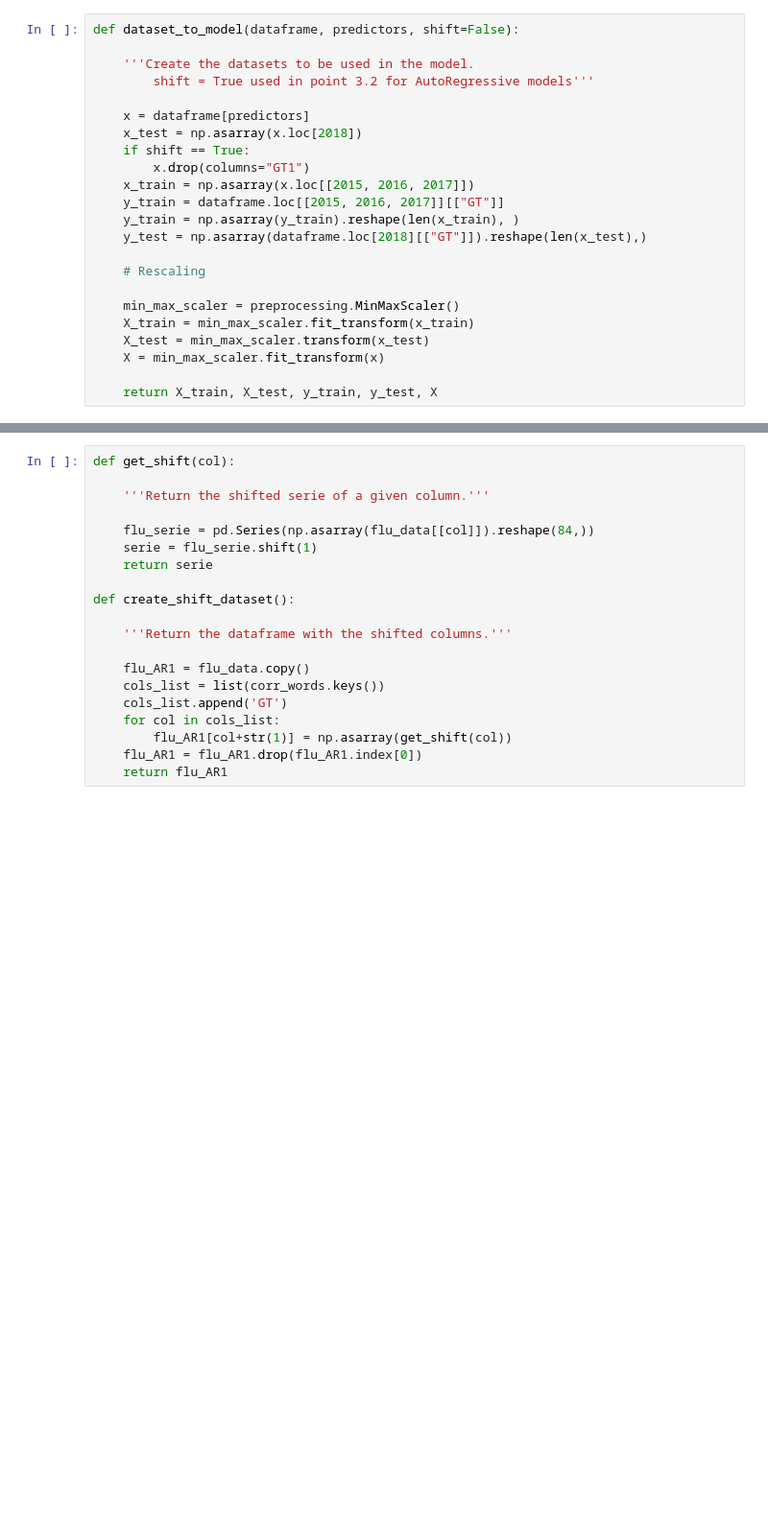
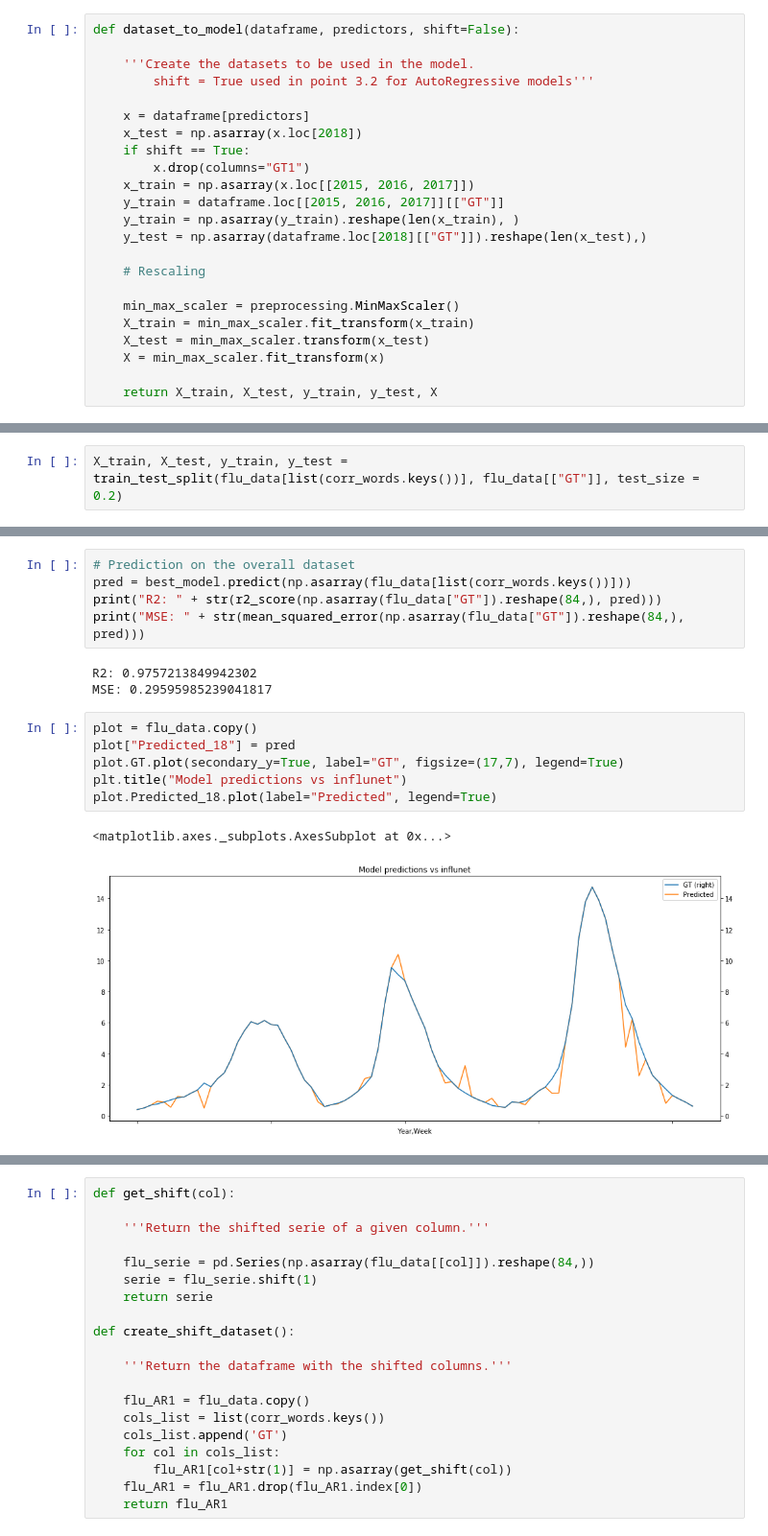
Before and after one commit to tlancian/DE_Homeworks, a Jupyter notebook: HW1/Assignment.ipynb, the cells around one changed output, grey strips where cells are left out. Shown: that part at 96% size. Saved outputs shown, nothing was run; the diff lists cells and outputs as text; blank space fills up the shorter version.

```diff
--- a/HW1/Assignment.ipynb
+++ b/HW1/Assignment.ipynb
@@ -350,0 +392,2 @@ plot.Predicted_18.plot(label="Predicted", legend=True)
+# %%
+X_train, X_test, y_train, y_test = train_test_split(flu_data[list(corr_words.keys())], flu_data[["GT"]], test_size = 0.2)
@@ -351 +404,18 @@ plot.Predicted_18.plot(label="Predicted", legend=True)
+# %%
+# Prediction on the overall dataset
+pred = best_model.predict(np.asarray(flu_data[list(corr_words.keys())]))
+print("R2: " + str(r2_score(np.asarray(flu_data["GT"]).reshape(84,), pred)))
+print("MSE: " + str(mean_squared_error(np.asarray(flu_data["GT"]).reshape(84,), pred)))
+# %% [output]
+R2: 0.9757213849942302
+MSE: 0.29595985239041817
+# %%
+plot = flu_data.copy()
+plot["Predicted_18"] = pred
+plot.GT.plot(secondary_y=True, label="GT", figsize=(17,7), legend=True)
+plt.title("Model predictions vs influnet")
+plot.Predicted_18.plot(label="Predicted", legend=True)
+# %% [output]
+<matplotlib.axes._subplots.AxesSubplot at 0x...>
+[figure, added]
 # %% [markdown]
```
Also changed, not shown: parts of 38 cells of this notebook.
